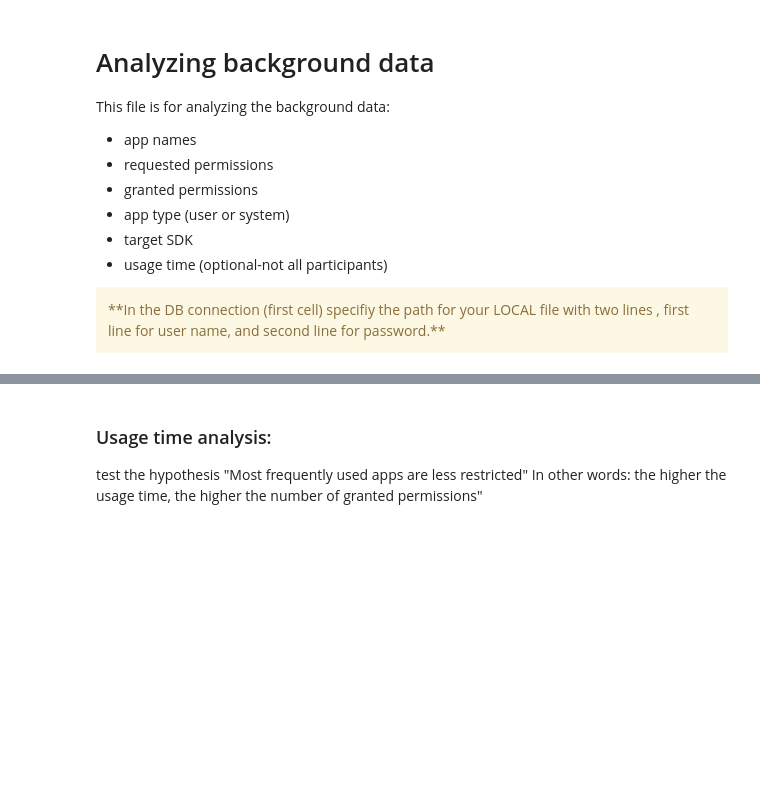
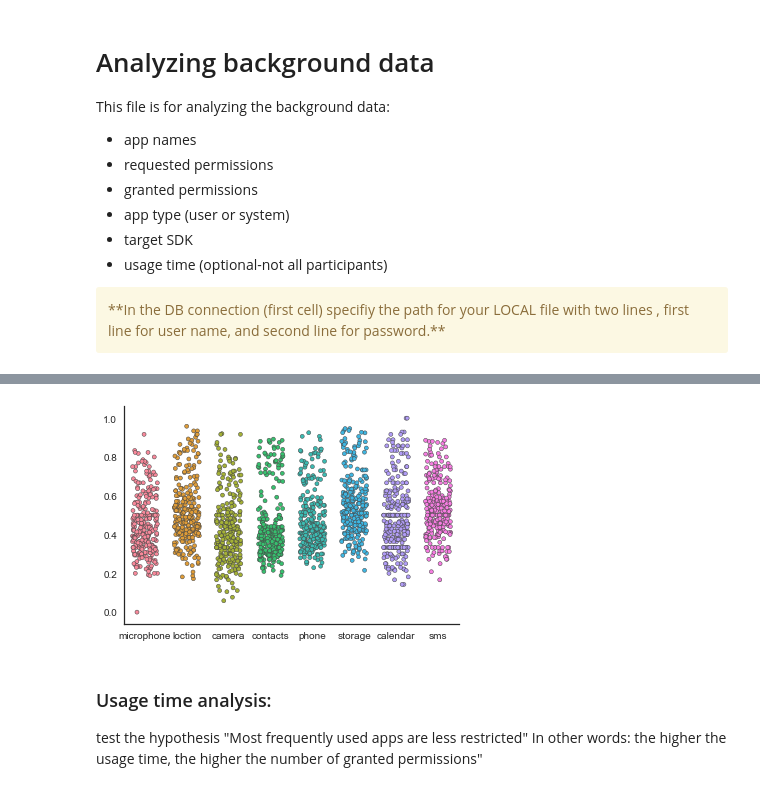
Before and after one commit to Qatrunnada/THIRD-crowdperm-analysis, a Jupyter notebook: THIRD-crowdperm-background-analysis.ipynb, the cells around one changed output, grey strips where cells are left out. Drawn from its saved outputs; the diff is of its cells as text; code cells hidden in the pictures; blank space fills up the shorter version.

```diff
--- a/THIRD-crowdperm-background-analysis.ipynb
+++ b/THIRD-crowdperm-background-analysis.ipynb
@@ -56,3 +225,20 @@ cursor = cnx.cursor()
+# %%
+import seaborn as sns
+import matplotlib.pyplot as plt
+%matplotlib inline
+import warnings
+warnings.filterwarnings('ignore')
+#np.array(fractionPermissions)#geta slice of the data frame for plotting
+dfFractions=dfPermissions.loc[:, 'fraction of apps granted microphone':'fraction of apps granted sms']
+dfFractions.columns = ['microphone', 'loction', 'camera','contacts','phone','storage','calendar','sensor','sms']
+#remove sensors
+dfFractions=dfFractions.drop(['sensor'], axis=1)
+#dfFractions
+#iris = sns.load_dataset('iris')
+sns.stripplot(data=dfFractions, jitter=0.3,size=4,linewidth=0.5)
+sns.despine()
+# %% [output]
+[figure, added]
 # %% [markdown]
 ### Usage time analysis:
 
```
Also changed, not shown: parts of 4 cells of this notebook, 2 other files.
